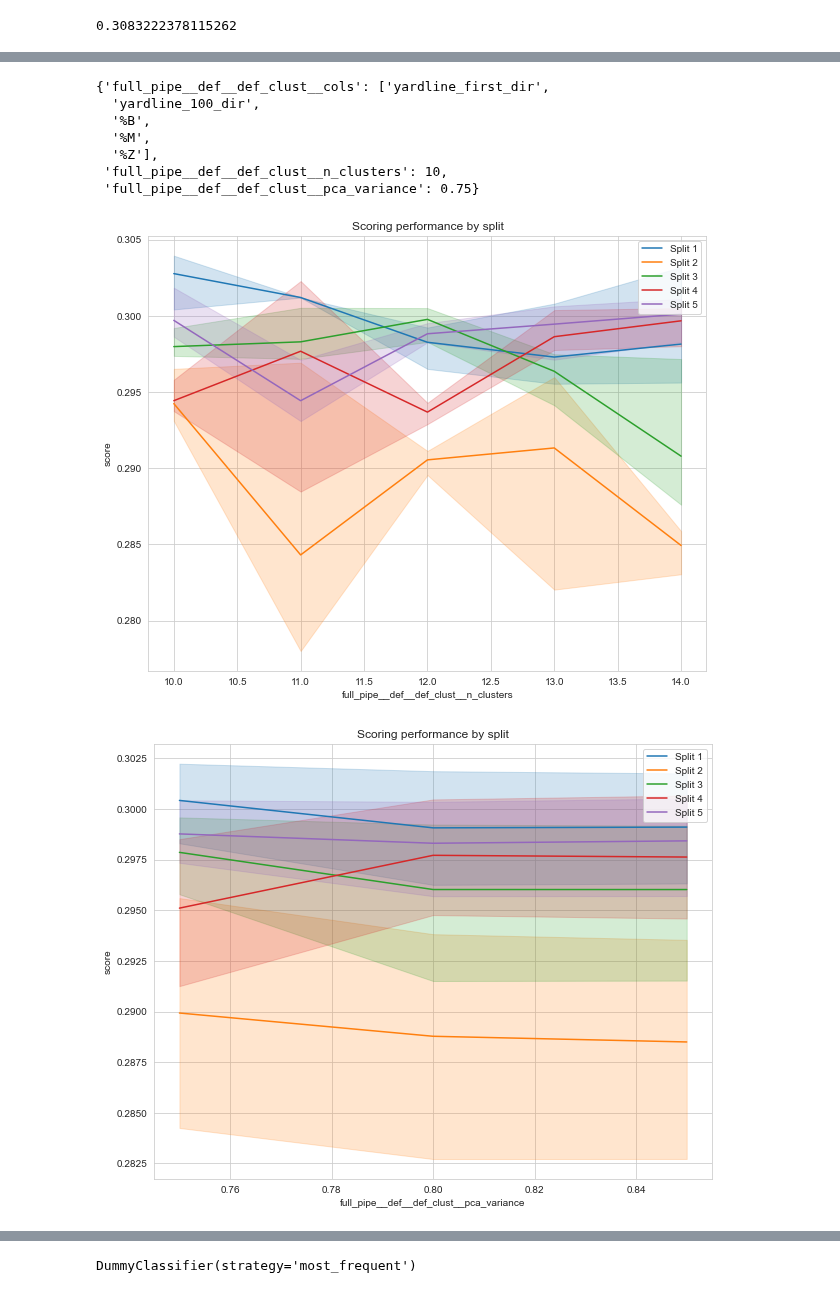
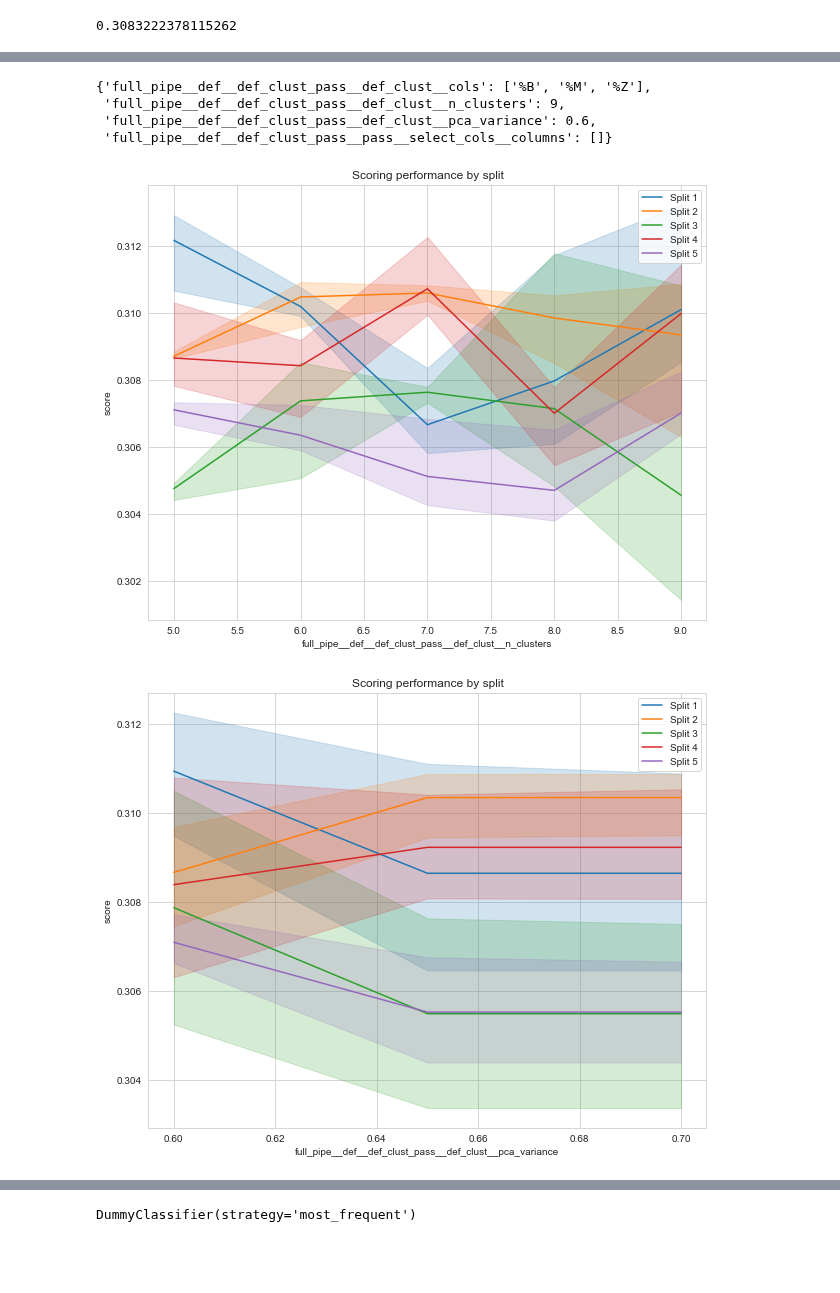
Before and after one commit to andrewbakert/NFL_Pass_Pred, a Jupyter notebook: full_model.ipynb, the cells around one changed output, grey strips where cells are left out. Cells and saved outputs as stored; diff of their text form; code cells hidden in the pictures; blank space fills up the shorter version.

```diff
--- a/full_model.ipynb
+++ b/full_model.ipynb
@@ -129,11 +128,8 @@ create_result_plot(grid_lr_full2, 'full_pipe__def__def_clust__pca_variance')
 # %%
-params_lr3 = {'full_pipe__def__def_clust__cols': [['yardline_first_dir',
-                                                   'yardline_100_dir',
-                                                   '%B',
-                                                   '%M',
-                                                   '%Z']],
-              'full_pipe__def__def_clust__n_clusters': range(10, 15),
-              'full_pipe__def__def_clust__pca_variance': [0.75, 0.8, 0.85]}
+params_lr3 = {'full_pipe__def__def_clust_pass__def_clust__cols': [['%B', '%M', '%Z']],
+              'full_pipe__def__def_clust_pass__pass__select_cols__columns': [[]],
+              'full_pipe__def__def_clust_pass__def_clust__n_clusters': range(5, 10),
+              'full_pipe__def__def_clust_pass__def_clust__pca_variance': [0.6, 0.65, 0.7]}
 grid_lr_full3 = GridSearchCV(lr_pipe, params_lr3, cv=5, scoring='f1_macro')
 grid_lr_full3.fit(full_pipe.X_train, full_pipe.y_train_x)
 # %% [output]
@@ -161,19 +164,16 @@ grid_lr_full3.best_score_
 # %%
 grid_lr_full3.best_params_
 # %% [output]
-{'full_pipe__def__def_clust__cols': ['yardline_first_dir',
-  'yardline_100_dir',
-  '%B',
-  '%M',
-  '%Z'],
- 'full_pipe__def__def_clust__n_clusters': 10,
- 'full_pipe__def__def_clust__pca_variance': 0.75}
+{'full_pipe__def__def_clust_pass__def_clust__cols': ['%B', '%M', '%Z'],
+ 'full_pipe__def__def_clust_pass__def_clust__n_clusters': 9,
+ 'full_pipe__def__def_clust_pass__def_clust__pca_variance': 0.6,
+ 'full_pipe__def__def_clust_pass__pass__select_cols__columns': []}
 # %%
-create_result_plot(grid_lr_full3, "full_pipe__def__def_clust__n_clusters")
+create_result_plot(grid_lr_full3, 'full_pipe__def__def_clust_pass__def_clust__n_clusters')
 # %% [output]
-[figure, old version]
+[figure, new version]
 # %%
-create_result_plot(grid_lr_full3, "full_pipe__def__def_clust__pca_variance")
+create_result_plot(grid_lr_full3, 'full_pipe__def__def_clust_pass__def_clust__pca_variance')
 # %% [output]
-[figure, old version]
+[figure, new version]
 # %%
```
Also changed, not shown: parts of 116 cells of this notebook, 3 other files.
